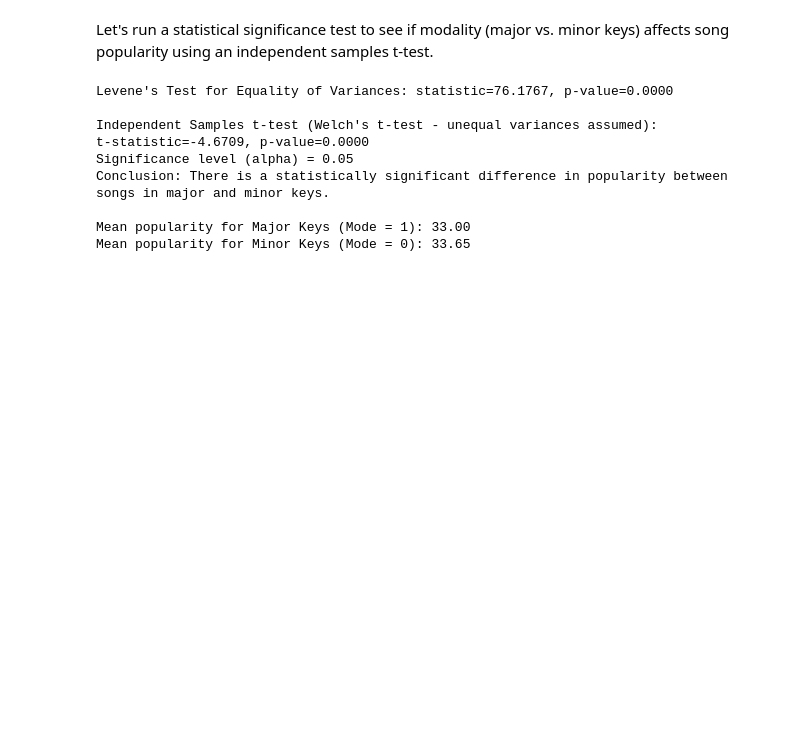
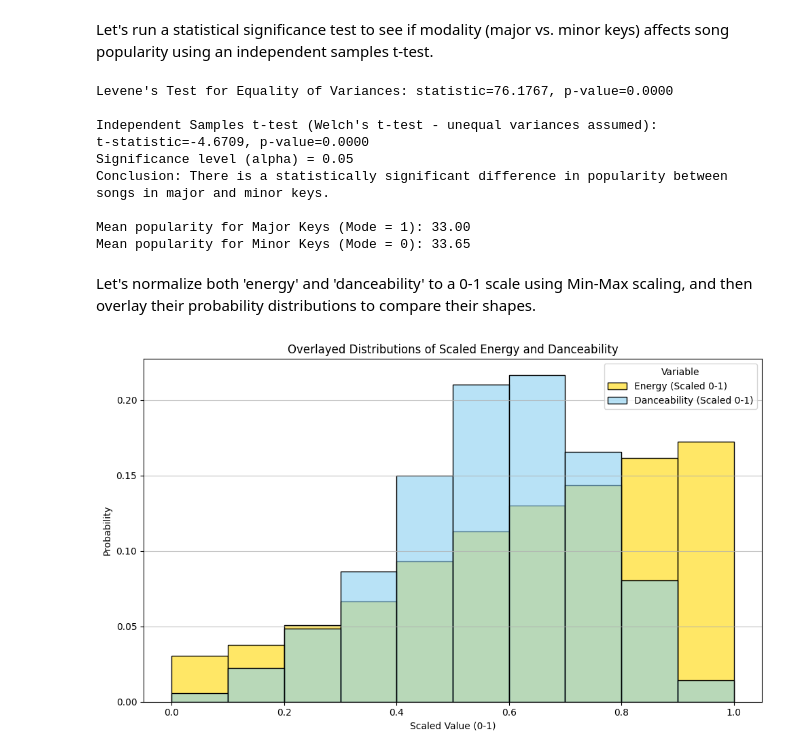
Before and after one commit to jak0110/Group-6-Project, a Jupyter notebook: GISC.ipynb, the cells around one changed output. Drawn from its saved outputs; the diff is of its cells as text; code cells hidden in the pictures; blank space fills up the shorter version.

```diff
--- a/GISC.ipynb
+++ b/GISC.ipynb
@@ -539,3 +539,46 @@ Conclusion: There is a statistically significant difference in popularity betwee
 
 Mean popularity for Major Keys (Mode = 1): 33.00
 Mean popularity for Minor Keys (Mode = 0): 33.65
+# %% [markdown]
+Let's normalize both 'energy' and 'danceability' to a 0-1 scale using Min-Max scaling, and then overlay their probability distributions to compare their shapes.
+# %%
+from sklearn.preprocessing import MinMaxScaler
+
+if 'df' in locals() and not df.empty:
+  if 'energy' in df.columns and 'danceability' in df.columns:
+    # Initialize MinMaxScaler
+    scaler = MinMaxScaler()
+
+    # Reshape data for scaling (MinMaxScaler expects 2D array)
+    energy_scaled = scaler.fit_transform(df[['energy']])
+    danceability_scaled = scaler.fit_transform(df[['danceability']])
+
+    # Create a temporary DataFrame for plotting scaled data
+    df_scaled_ed = pd.DataFrame({
+        'energy_scaled': energy_scaled.flatten(),
+        'danceability_scaled': danceability_scaled.flatten()
+    })
+
+    plt.figure(figsize=(10, 6))
+
+    # Plot histogram for scaled Energy
+    sns.histplot(df_scaled_ed['energy_scaled'], bins=10, kde=False, color='#FFD700',
+                 stat='probability', label='Energy (Scaled 0-1)', alpha=0.6) # Gold color
+
+    # Plot histogram for scaled Danceability
+    sns.histplot(df_scaled_ed['danceability_scaled'], bins=10, kde=False, color='#89CFF0',
+                 stat='probability', label='Danceability (Scaled 0-1)', alpha=0.6) # Baby blue color
+
+    plt.title('Overlayed Distributions of Scaled Energy and Danceability')
+    plt.xlabel('Scaled Value (0-1)')
+    plt.ylabel('Probability')
+    plt.grid(axis='y', alpha=0.75)
+    plt.legend(title='Variable')
+    plt.tight_layout()
+    plt.show()
+  else:
+    print("One or both of the 'energy' or 'danceability' columns were not found in the DataFrame.")
+else:
+  print("DataFrame 'df' not found or is empty. Please ensure the dataset was loaded correctly.")
+# %% [output]
+[figure, added]
```
Also changed, not shown: parts of 2 cells of this notebook.
